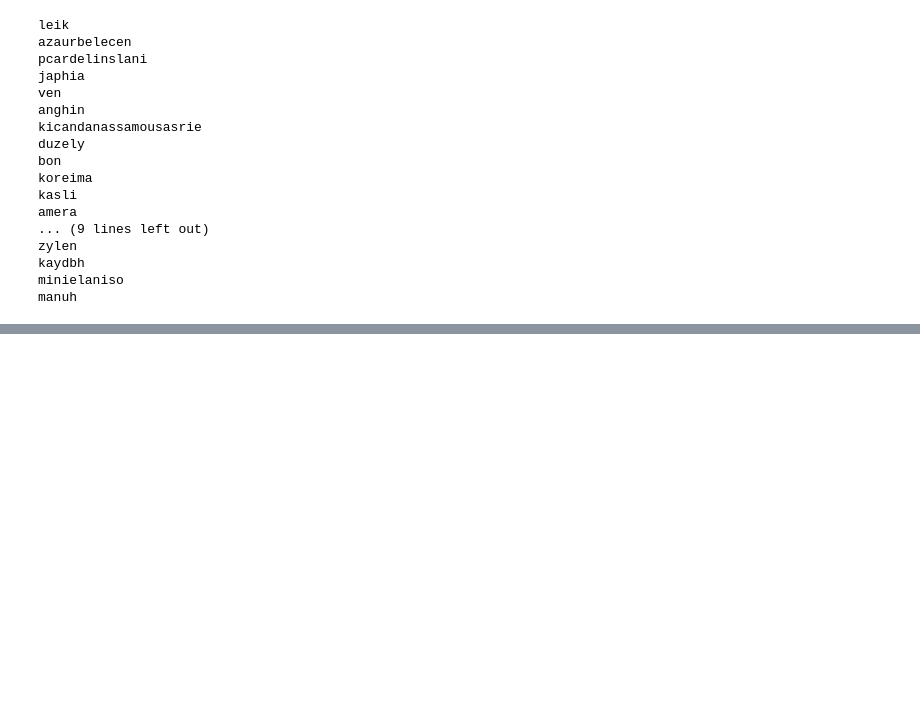
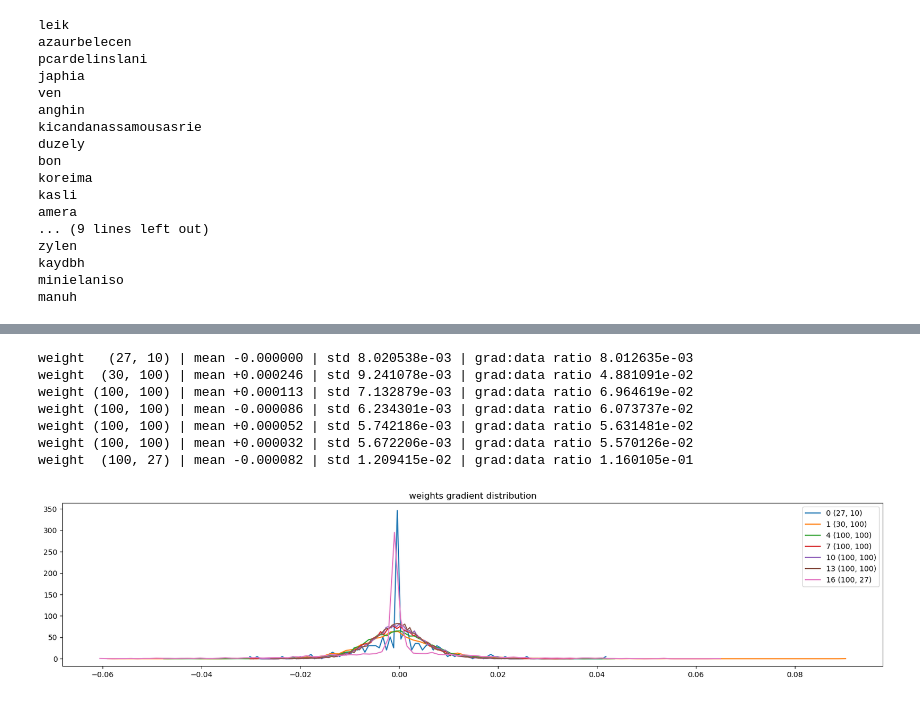
Before and after one commit to bryangeek/makemore, a Jupyter notebook: mlp-model-part2.ipynb, the cells around one changed output, grey strips where cells are left out. Cells and saved outputs as stored; diff of their text form; code cells hidden in the pictures; blank space fills up the shorter version.

```diff
--- a/mlp-model-part2.ipynb
+++ b/mlp-model-part2.ipynb
@@ -369,0 +555,22 @@ manuh
+# %%
+# visualize histograms
+plt.figure(figsize=(20, 4)) # width and height of the plot
+legends = []
+for i,p in enumerate(parameters):
+  t = p.grad
+  if p.ndim == 2:
+    print('weight %10s | mean %+f | std %e | grad:data ratio %e' % (tuple(p.shape), t.mean(), t.std(), t.std() / p.std()))
+    hy, hx = torch.histogram(t, density=True)
+    plt.plot(hx[:-1].detach(), hy.detach())
+    legends.append(f'{i} {tuple(p.shape)}')
+plt.legend(legends)
+plt.title('weights gradient distribution');
+# %% [output]
+weight   (27, 10) | mean -0.000000 | std 8.020538e-03 | grad:data ratio 8.012635e-03
+weight  (30, 100) | mean +0.000246 | std 9.241078e-03 | grad:data ratio 4.881091e-02
+weight (100, 100) | mean +0.000113 | std 7.132879e-03 | grad:data ratio 6.964619e-02
+weight (100, 100) | mean -0.000086 | std 6.234301e-03 | grad:data ratio 6.073737e-02
+weight (100, 100) | mean +0.000052 | std 5.742186e-03 | grad:data ratio 5.631481e-02
+weight (100, 100) | mean +0.000032 | std 5.672206e-03 | grad:data ratio 5.570126e-02
+weight  (100, 27) | mean -0.000082 | std 1.209415e-02 | grad:data ratio 1.160105e-01
+[figure, added]
```
Also changed, not shown: parts of 5 cells of this notebook.
